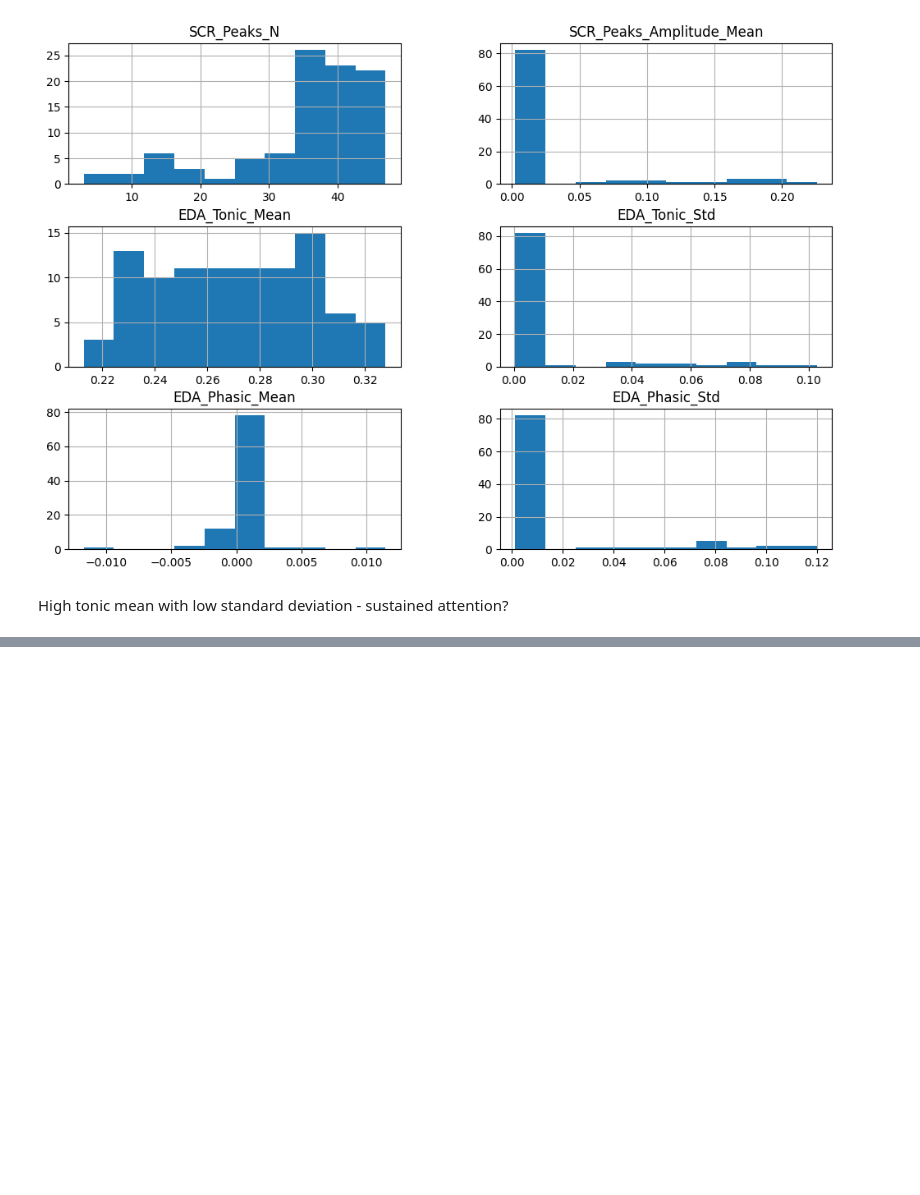
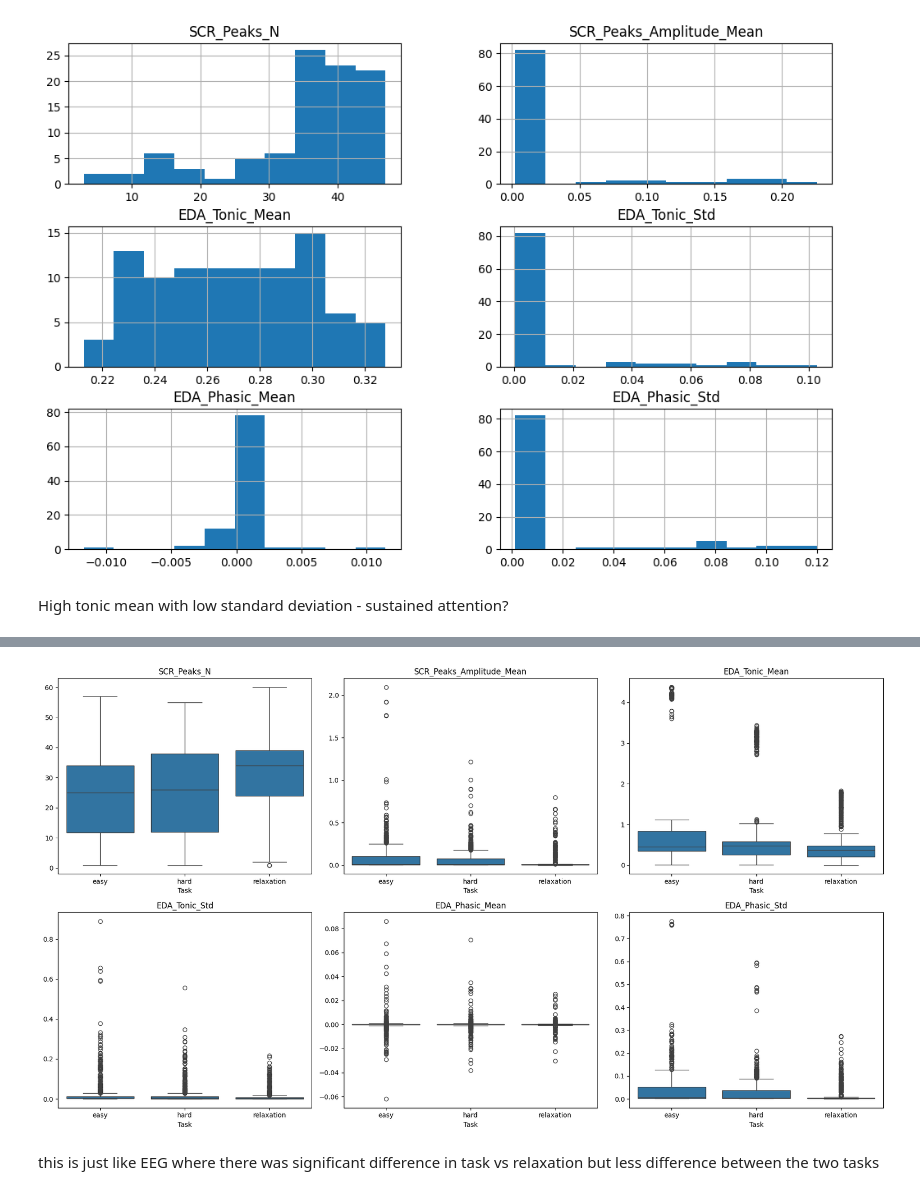
Before and after one commit to utsimul/Cognitive_workload_estimation, a Jupyter notebook: EDA/EDA_30_EDA.ipynb, the cells around one changed output, grey strips where cells are left out. Cells and saved outputs as stored; diff of their text form; code cells hidden in the pictures; blank space fills up the shorter version.

```diff
--- a/EDA/EDA_30_EDA.ipynb
+++ b/EDA/EDA_30_EDA.ipynb
@@ -262,0 +375,27 @@ ValueError: No objects to concatenate
+# %%
+fig, axes = plt.subplots(
+    2, 3,
+    figsize=(18, 10)
+)
+
+axes = axes.flatten()
+
+for ax, feature in zip(axes, EDA_features):
+
+    sns.boxplot(
+        data=EDA_all,
+        x="task_label",
+        y=feature,
+        ax=ax
+    )
+
+    ax.set_title(feature)
+    ax.set_xlabel("Task")
+    ax.set_ylabel("")
+
+plt.tight_layout()
+plt.show()
+# %% [output]
+[figure, added]
+# %% [markdown]
+this is just like EEG where there was significant difference in task vs relaxation but less difference between the two tasks
```
Also changed, not shown: parts of 51 cells of this notebook, 1 other file.
